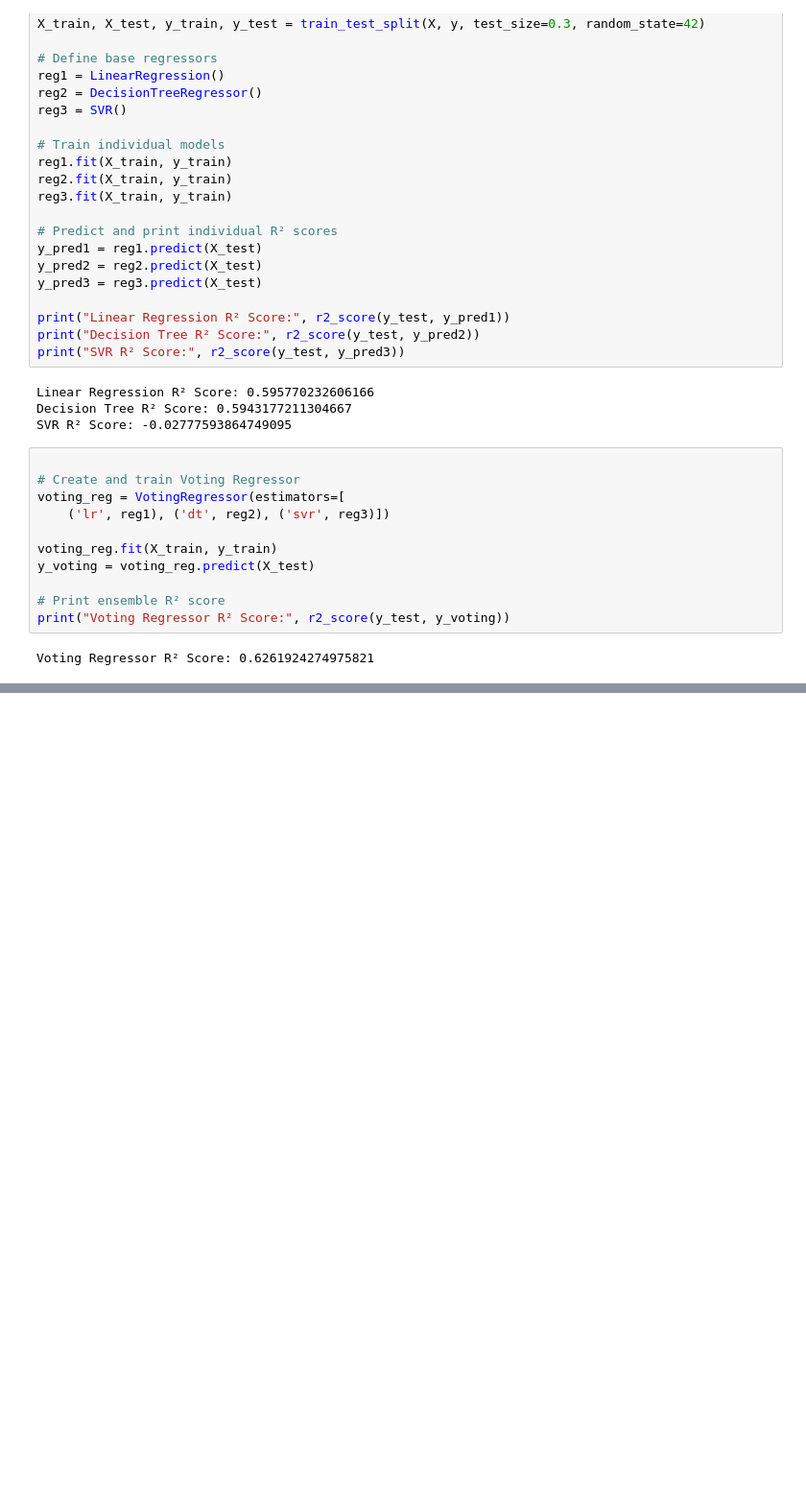
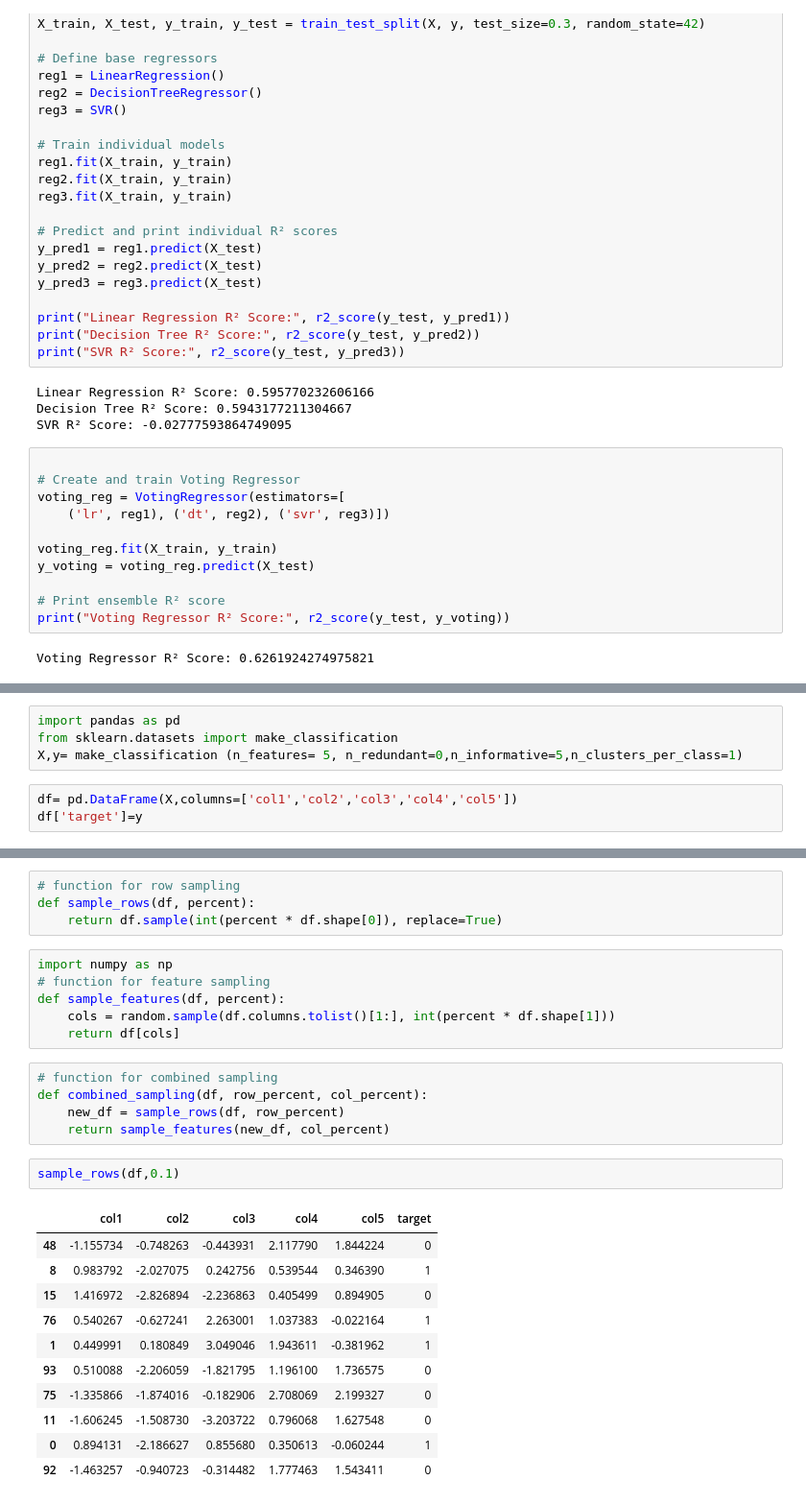
Before and after one commit to pragatii-sharmaa/Machine-Learning-Algorithms-code, a Jupyter notebook: SupervisedML.ipynb, the cells around one changed output, grey strips where cells are left out. Shown at 96% size. Saved outputs shown, nothing was run; the diff lists cells and outputs as text; blank space fills up the shorter version.

```diff
--- a/SupervisedML.ipynb
+++ b/SupervisedML.ipynb
@@ -1826,0 +1908,7 @@ Voting Regressor R² Score: 0.6261924274975821
+# %%
+import pandas as pd
+from sklearn.datasets import make_classification
+X,y= make_classification (n_features= 5, n_redundant=0,n_informative=5,n_clusters_per_class=1)
+# %%
+df= pd.DataFrame(X,columns=['col1','col2','col3','col4','col5'])
+df['target']=y
@@ -1826,0 +1928,29 @@ Voting Regressor R² Score: 0.6261924274975821
+# %%
+# function for row sampling
+def sample_rows(df, percent):
+    return df.sample(int(percent * df.shape[0]), replace=True)
+# %%
+import numpy as np
+# function for feature sampling
+def sample_features(df, percent):
+    cols = random.sample(df.columns.tolist()[1:], int(percent * df.shape[1]))
+    return df[cols]
+# %%
+# function for combined sampling
+def combined_sampling(df, row_percent, col_percent):
+    new_df = sample_rows(df, row_percent)
+    return sample_features(new_df, col_percent)
+# %%
+sample_rows(df,0.1)
+# %% [output]
+|  | col1 | col2 | col3 | col4 | col5 | target |
+| 48 | -1.155734 | -0.748263 | -0.443931 | 2.117790 | 1.844224 | 0 |
+| 8 | 0.983792 | -2.027075 | 0.242756 | 0.539544 | 0.346390 | 1 |
+| 15 | 1.416972 | -2.826894 | -2.236863 | 0.405499 | 0.894905 | 0 |
+| 76 | 0.540267 | -0.627241 | 2.263001 | 1.037383 | -0.022164 | 1 |
+| 1 | 0.449991 | 0.180849 | 3.049046 | 1.943611 | -0.381962 | 1 |
+| 93 | 0.510088 | -2.206059 | -1.821795 | 1.196100 | 1.736575 | 0 |
+| 75 | -1.335866 | -1.874016 | -0.182906 | 2.708069 | 2.199327 | 0 |
+| 11 | -1.606245 | -1.508730 | -3.203722 | 0.796068 | 1.627548 | 0 |
+| 0 | 0.894131 | -2.186627 | 0.855680 | 0.350613 | -0.060244 | 1 |
+| 92 | -1.463257 | -0.940723 | -0.314482 | 1.777463 | 1.543411 | 0 |
```
Also changed, not shown: parts of 11 cells of this notebook.
